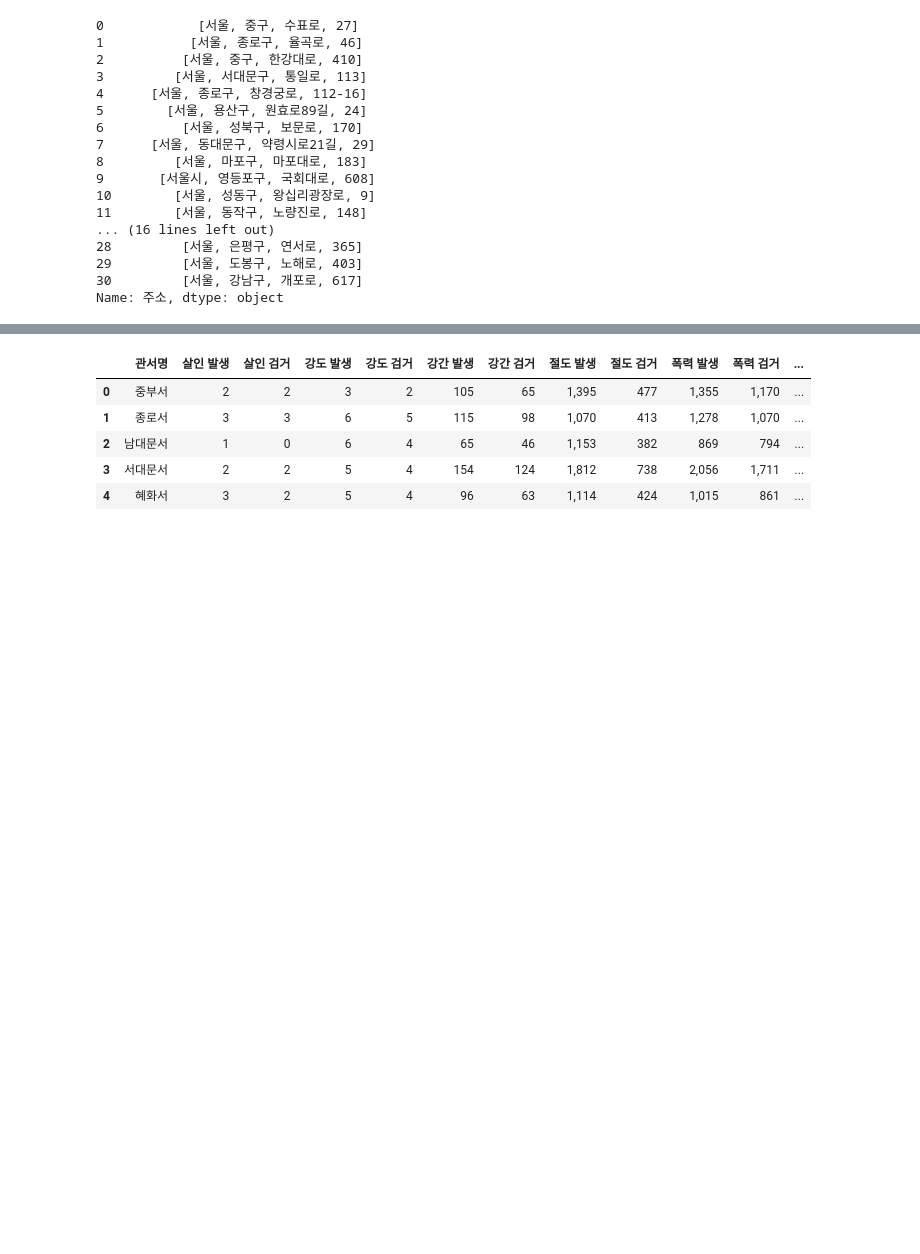
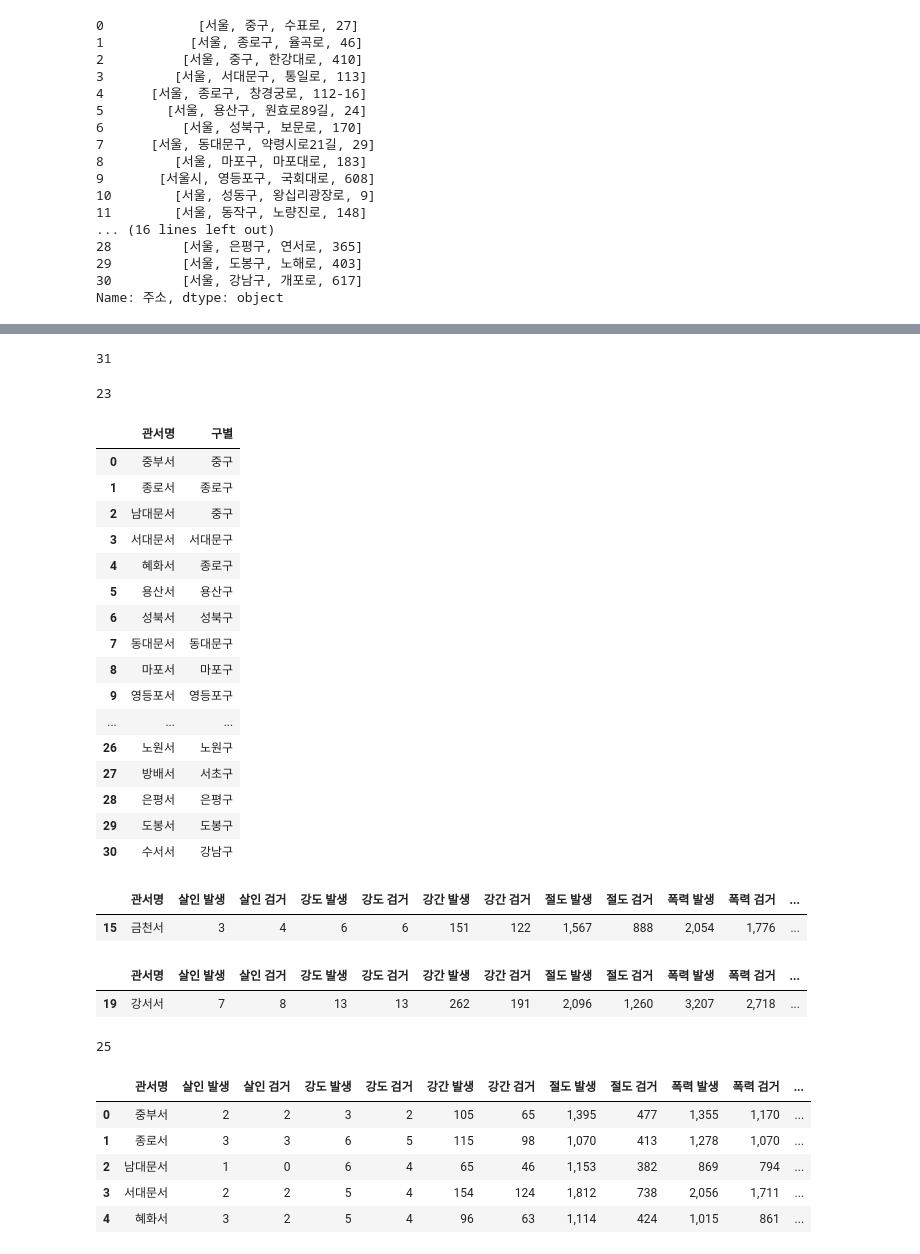
Before and after one commit to jjhwnn/Python, a Jupyter notebook: 3.DataAnalysis/Note/18.서울시 범죄 안전도.ipynb, the cells around one changed output, grey strips where cells are left out. Cells and saved outputs as stored; diff of their text form; code cells hidden in the pictures; blank space fills up the shorter version.

```diff
--- a/3.DataAnalysis/Note/18.서울시 범죄 안전도.ipynb
+++ b/3.DataAnalysis/Note/18.서울시 범죄 안전도.ipynb
@@ -208,2 +191,2 @@ Name: 주소, dtype: object
 # %%
-crime_anal_police['구별'] = police_gu
+# crime_anal_police['구별'] = police_gu
@@ -209,0 +195,11 @@ crime_anal_police['구별'] = police_gu
+# %%
+# 주소중 2번째 단어의 끝에 '구' 이름만 출력하기
+gu_name = []
+
+for name in police_address['주소']:
+    temp = name.split() # 주소를 공백으로 나누기
+    temp_gu = [gu for gu in temp if gu[-1] == '구'][0] # 구로 끝나는 문자열만 temp_gu에 저장
+    gu_name.append(temp_gu)
+
+crime_anal_police['구별'] = gu_name
+crime_anal_police.head()
@@ -209,0 +213,53 @@ crime_anal_police['구별'] = police_gu
+# %%
+# unique는 DataFrame만 가지고 사용가능
+len(gu_name)
+# %% [output]
+31
+# %%
+# list의 중복값 확인
+
+len(set(gu_name))
+# %% [output]
+23
+# %%
+# 관서명과 구별 이름 확인
+crime_anal_police.loc[:,['관서명','구별']]
+# %% [output]
+|  | 관서명 | 구별 |
+| 0 | 중부서 | 중구 |
+| 1 | 종로서 | 종로구 |
+| 2 | 남대문서 | 중구 |
+| 3 | 서대문서 | 서대문구 |
+| 4 | 혜화서 | 종로구 |
+| 5 | 용산서 | 용산구 |
+| 6 | 성북서 | 성북구 |
+| 7 | 동대문서 | 동대문구 |
+| 8 | 마포서 | 마포구 |
+| 9 | 영등포서 | 영등포구 |
+| ... | ... | ... |
+| 26 | 노원서 | 노원구 |
+| 27 | 방배서 | 서초구 |
+| 28 | 은평서 | 은평구 |
+| 29 | 도봉서 | 도봉구 |
+| 30 | 수서서 | 강남구 |
+# %%
+# DataSet을 보면 금천서가 관악구로 편성되어 있는데 현재는 금천서는 금천구로 편성되어 있음
+crime_anal_police[crime_anal_police['관서명']=="금천서"]
+crime_anal_police.loc[crime_anal_police['관서명']=="금천서", ['구별']] = '금천구'
+crime_anal_police[crime_anal_police['관서명']=="금천서"]
+# %% [output]
+|  | 관서명 | 살인 발생 | 살인 검거 | 강도 발생 | 강도 검거 | 강간 발생 | 강간 검거 | 절도 발생 | 절도 검거 | 폭력 발생 | 폭력 검거 | ... |
+| 15 | 금천서 | 3 | 4 | 6 | 6 | 151 | 122 | 1,567 | 888 | 2,054 | 1,776 | ... |
+# %%
+# DataSet을 보면 강서서가 양천구로 편성되어 있는데 현재는 강서서는 강서구로 편성되어 있음
+crime_anal_police[crime_anal_police['관서명']=="강서서"]
+crime_anal_police.loc[crime_anal_police['관서명']=="강서서", ['구별']] = '강서구'
+crime_anal_police[crime_anal_police['관서명']=="강서서"]
+# %% [output]
+|  | 관서명 | 살인 발생 | 살인 검거 | 강도 발생 | 강도 검거 | 강간 발생 | 강간 검거 | 절도 발생 | 절도 검거 | 폭력 발생 | 폭력 검거 | ... |
+| 19 | 강서서 | 7 | 8 | 13 | 13 | 262 | 191 | 2,096 | 1,260 | 3,207 | 2,718 | ... |
+# %%
+# 확인
+len(crime_anal_police['구별'].unique())
+# %% [output]
+25
```
Also changed, not shown: parts of 19 cells of this notebook, 2 other files.
